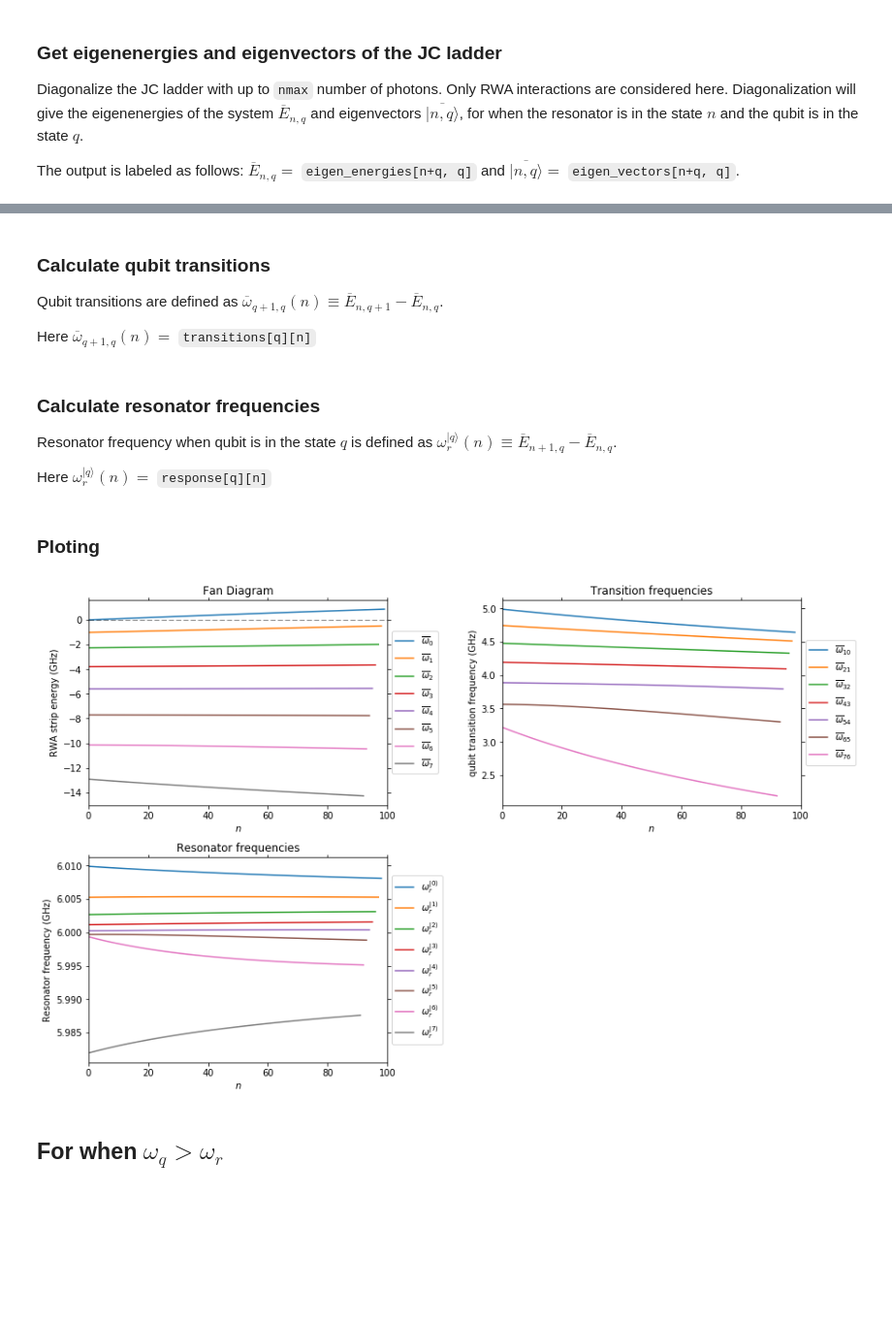
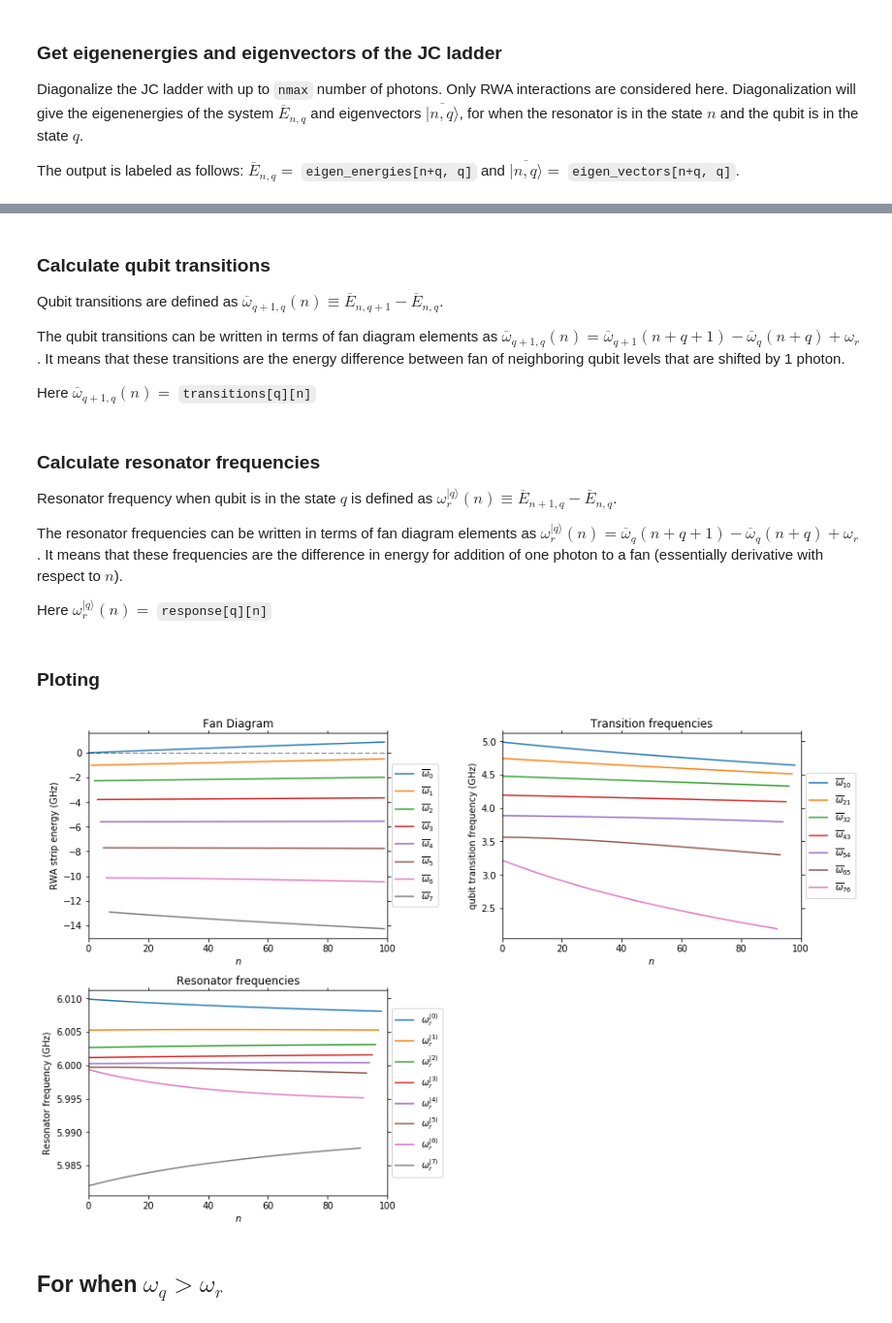
Before and after one commit to MostafaKhezri/JC-ladder, a Jupyter notebook: examples.ipynb, the cells around one changed output, grey strips where cells are left out. Shown at 97% size. Saved outputs shown, nothing was run; the diff lists cells and outputs as text; code cells hidden in the pictures; blank space fills up the shorter version.

```diff
--- a/examples.ipynb
+++ b/examples.ipynb
@@ -41,6 +41,8 @@ fan = get_fan_diagram(eigen_energies, omega_r)
 
 Qubit transitions are defined as $\overline{\omega}_{q+1,q}(n)\equiv \overline{E}_{n,q+1} - \overline{E}_{n,q}$.
 
+The qubit transitions can be written in terms of fan diagram elements as $\overline{\omega}_{q+1,q}(n) = \overline{\omega}_{q+1}(n+q+1) - \overline{\omega}_{q}(n+q) + \omega_r$. It means that these transitions are the energy difference between fan of neighboring qubit levels that are shifted by 1 photon.
+
 Here $\overline{\omega}_{q+1,q}(n)=$ `transitions[q][n]`
 # %%
 transitions = get_qubit_transitions(eigen_energies)
@@ -49,6 +51,8 @@ transitions = get_qubit_transitions(eigen_energies)
 
 Resonator frequency when qubit is in the state $q$ is defined as $\omega_r^{\lvert q \rangle}(n)\equiv \overline{E}_{n+1,q} - \overline{E}_{n,q}$.
 
+The resonator frequencies can be written in terms of fan diagram elements as $\omega_r^{\lvert q \rangle}(n) = \overline{\omega}_{q}(n+q+1) - \overline{\omega}_{q}(n+q) + \omega_r$. It means that these frequencies are the difference in energy for addition of one photon to a fan (essentially derivative with respect to $n$).
+
 Here $\omega_r^{\lvert q \rangle}(n)=$ `response[q][n]`
 # %%
 response = get_res_response(eigen_energies)
@@ -62,41 +66,41 @@ fig.set_size_inches(12,8)
 ax1 = plt.subplot(221)
 
 for i in range(len(fan)):
-    plt.plot(np.arange(len(fan[i])), fan[i], label=r"$\overline{{\omega}}_{0}$".format(i))
+    plt.plot(np.arange(i, len(fan[i])), fan[i][i:], label=r"$\overline{{\omega}}_{0}$".format(i))
 plt.plot(np.arange(nmax+1), np.zeros(nmax+1), 'k--', linewidth=0.5)
 
 plt.xlim(0, nmax)
 plt.xlabel(r"$n$"); plt.ylabel(r"RWA strip energy (GHz)")
 plt.legend(bbox_to_anchor=(1, 0.5), loc="center left")
 plt.title("Fan Diagram")
 ax1.xaxis.set_ticks_position("both"); ax1.yaxis.set_ticks_position("both");
 
 ax2 = plt.subplot(222)
 
 for i in range(len(transitions)):
     plt.plot(np.arange(len(transitions[i])), transitions[i], label=r"$\overline{{\omega}}_{{{0}{1}}}$".format(i+1, i))
 
 plt.xlim(0, nmax)
 plt.xlabel(r"$n$"); plt.ylabel(r"qubit transition frequency (GHz)")
 plt.legend(bbox_to_anchor=(1, 0.5), loc="center left")
 plt.title("Transition frequencies")
 ax2.xaxis.set_ticks_position("both"); ax2.yaxis.set_ticks_position("both");
 
 ax3 = plt.subplot(223)
 
 for i in range(len(response)):
     plt.plot(np.arange(len(response[i])), response[i], label=r"$\omega_r^{{|{0}\rangle}}$".format(i))
 
 plt.xlim(0, nmax)
 plt.xlabel(r"$n$"); plt.ylabel(r"Resonator frequency (GHz)")
 plt.legend(bbox_to_anchor=(1, 0.5), loc="center left")
 plt.title("Resonator frequencies")
 ax3.xaxis.set_ticks_position("both"); ax3.yaxis.set_ticks_position("both");
 
 plt.tight_layout(pad=1.0, w_pad=8.0, h_pad=1.0);
 plt.show();
 # %% [output]
-[figure, old version]
+[figure, new version]
 # %% [markdown]
 ## For when $\omega_q > \omega_r$
 # %%
```
Also changed, not shown: parts of 7 cells of this notebook, 1 other file.
